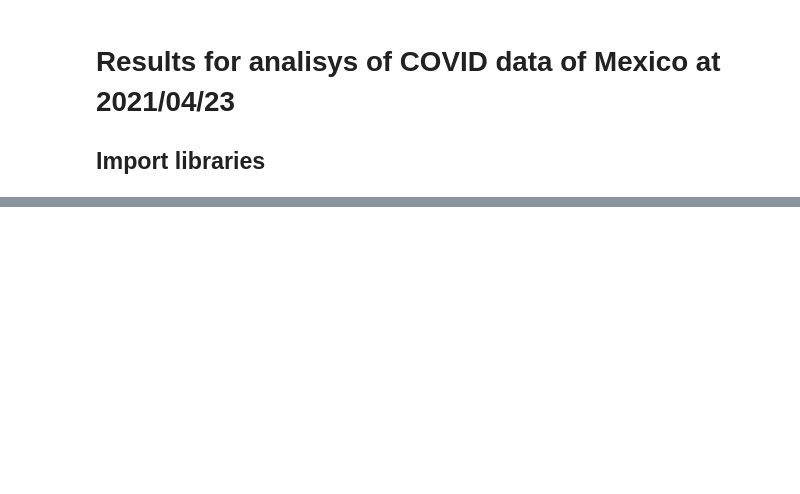
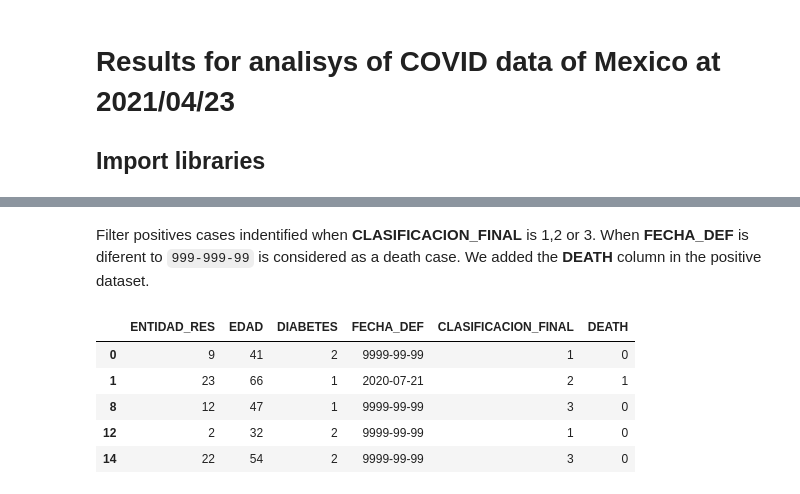
Before and after one commit to luisjba/docker-mcd-covid19-mx, a Jupyter notebook: work/results.ipynb, the cells around one changed output, grey strips where cells are left out. Saved outputs shown, nothing was run; the diff lists cells and outputs as text; code cells hidden in the pictures; blank space fills up the shorter version.

```diff
--- a/work/results.ipynb
+++ b/work/results.ipynb
@@ -11,3 +13,2 @@ import pandas as pd
 # %%
-dataset = pd.read_csv('./data/filter_nat.csv')
-print(dataset.describe())
+df_national = pd.read_csv('./data/filter_nat.csv')
@@ -23,0 +60,15 @@ max    3.200000e+01  1.210000e+02  9.800000e+01         7.000000e+00
+# %% [markdown]
+Filter positives cases indentified when **CLASIFICACION_FINAL** is 1,2 or 3. When **FECHA_DEF** is diferent to `999-999-99` is considered as a death case. We added the **DEATH** column in the positive dataset.
+# %%
+positives =  df_national.loc[df_national["CLASIFICACION_FINAL"] < 4,:]
+# mask_alive = positives.loc[:,"FECHA_DEF"].str.contains('9999-99-99', na = False)
+positives = positives.assign(DEATH=np.ones(positives.shape[0], dtype = np.int32))
+positives.loc[positives["FECHA_DEF"]=='9999-99-99',"DEATH"] = 0
+positives.head()
+# %% [output]
+|  | ENTIDAD_RES | EDAD | DIABETES | FECHA_DEF | CLASIFICACION_FINAL | DEATH |
+| 0 | 9 | 41 | 2 | 9999-99-99 | 1 | 0 |
+| 1 | 23 | 66 | 1 | 2020-07-21 | 2 | 1 |
+| 8 | 12 | 47 | 1 | 9999-99-99 | 3 | 0 |
+| 12 | 2 | 32 | 2 | 9999-99-99 | 1 | 0 |
+| 14 | 22 | 54 | 2 | 9999-99-99 | 3 | 0 |
```
Also changed, not shown: parts of 16 cells of this notebook.
